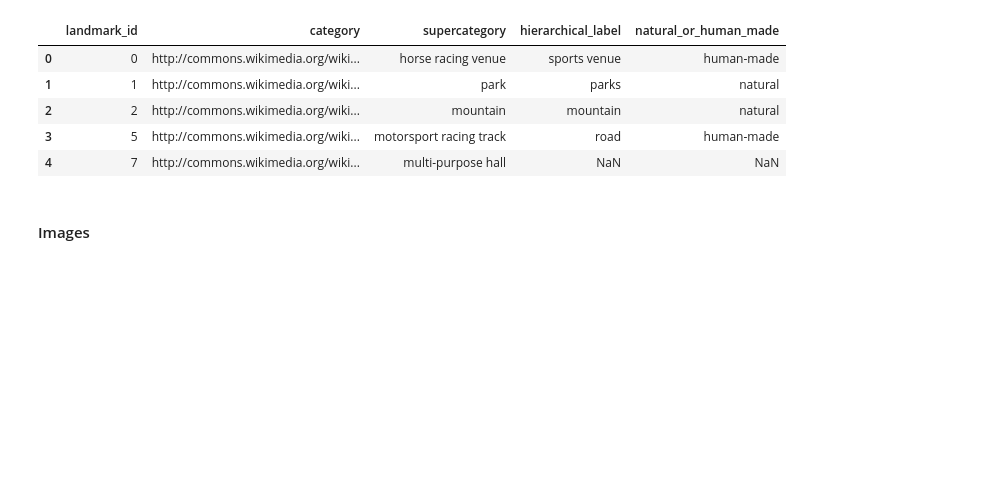
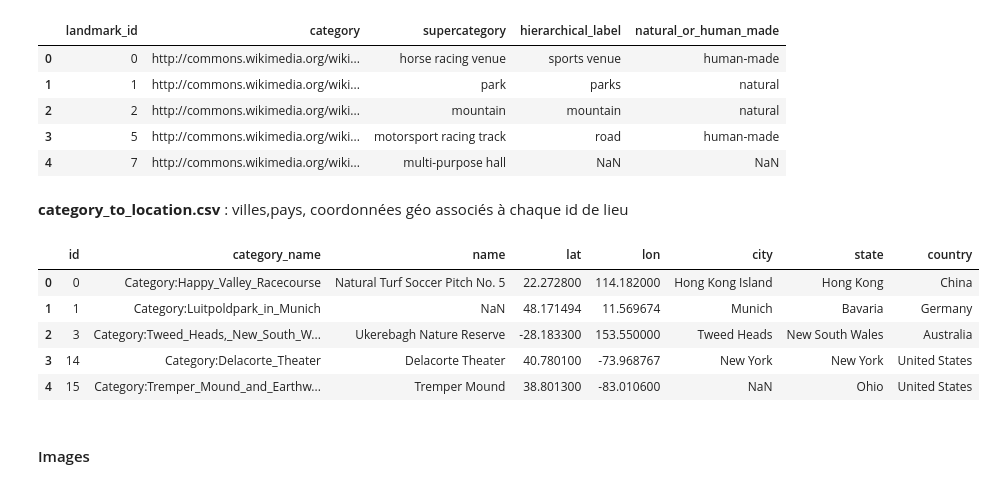
Before and after one commit to linabnz/TrioVision, a Jupyter notebook: .importation.ipynb, the cells around one changed output. Saved outputs shown, nothing was run; the diff lists cells and outputs as text; code cells hidden in the pictures; blank space fills up the shorter version.

Commit message:
Ajout category_to_location

```diff
--- a/.importation.ipynb
+++ b/.importation.ipynb
@@ -82,6 +86,18 @@ train_label_to_hierarchical_df.head()
 | 2 | 2 | http://commons.wikimedia.org/wiki... | mountain | mountain | natural |
 | 3 | 5 | http://commons.wikimedia.org/wiki... | motorsport racing track | road | human-made |
 | 4 | 7 | http://commons.wikimedia.org/wiki... | multi-purpose hall | NaN | NaN |
+# %% [markdown]
+**category_to_location.csv** : villes,pays, coordonnées géo associés à chaque id de lieu
+# %%
+category_to_location_df = pd.read_csv(f"{DATA_TRAIN_PATH}/category_to_location.csv")
+category_to_location_df.head()
+# %% [output]
+|  | id | category_name | name | lat | lon | city | state | country |
+| 0 | 0 | Category:Happy_Valley_Racecourse | Natural Turf Soccer Pitch No. 5 | 22.272800 | 114.182000 | Hong Kong Island | Hong Kong | China |
+| 1 | 1 | Category:Luitpoldpark_in_Munich | NaN | 48.171494 | 11.569674 | Munich | Bavaria | Germany |
+| 2 | 3 | Category:Tweed_Heads,_New_South_W... | Ukerebagh Nature Reserve | -28.183300 | 153.550000 | Tweed Heads | New South Wales | Australia |
+| 3 | 14 | Category:Delacorte_Theater | Delacorte Theater | 40.780100 | -73.968767 | New York | New York | United States |
+| 4 | 15 | Category:Tremper_Mound_and_Earthw... | Tremper Mound | 38.801300 | -83.010600 | NaN | Ohio | United States |
 # %% [markdown]
 #### Images
 # %% [markdown]
```
Also changed, not shown: parts of 4 cells of this notebook, 2 other files.
